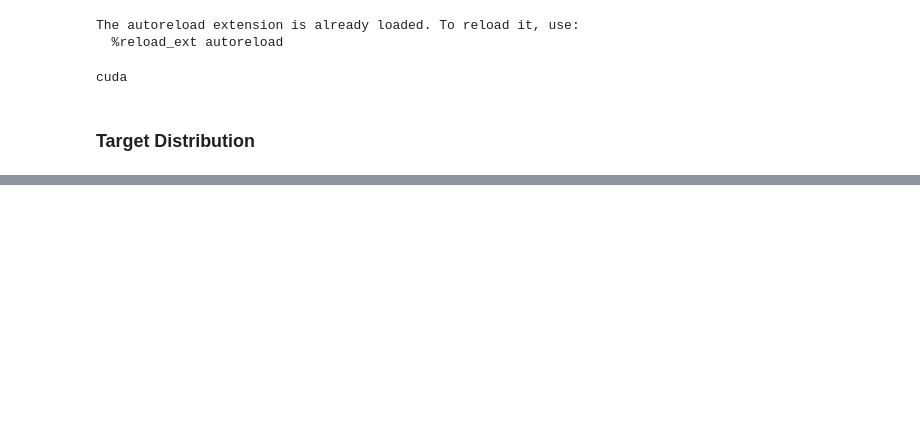
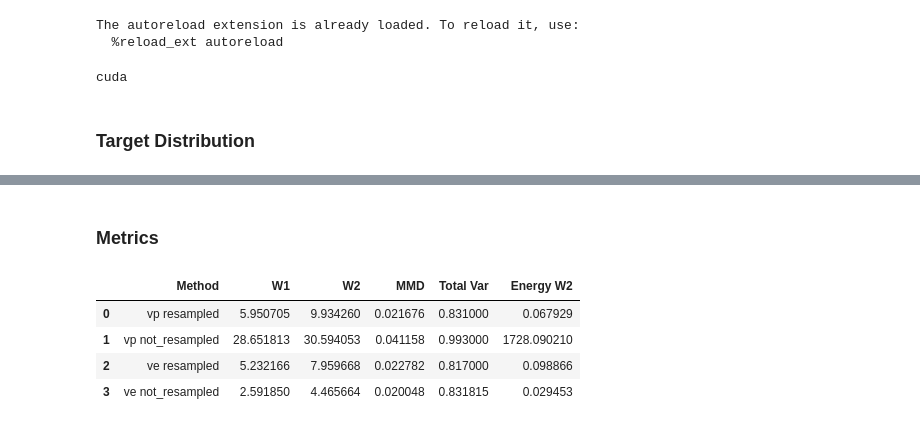
Before and after one commit to taraak/pita, a Jupyter notebook: runner/notebooks/gmm_temp_annealed.ipynb, the cells around one changed output, grey strips where cells are left out. Cells and saved outputs as stored; diff of their text form; code cells hidden in the pictures; blank space fills up the shorter version.

```diff
--- a/runner/notebooks/gmm_temp_annealed.ipynb
+++ b/runner/notebooks/gmm_temp_annealed.ipynb
@@ -428,0 +496,22 @@ plt.plot(log_weights[:, :20].cpu())
+# %% [markdown]
+### Metrics
+# %%
+from src.models.components.distribution_distances import eot
+from src.models.components.mmd import linear_mmd2, mix_rbf_mmd2, poly_mmd2
+from src.models.components.optimal_transport import wasserstein
+import ot as pot
+
+def compute_sample_based_metrics(a, b, a_energy, b_energy):
+    w1 = wasserstein(a.double(), b.double(), power=1)
+    w2 = wasserstein(a.double(), b.double(), power=2)
+    mmd_rbf = mix_rbf_mmd2(a, b, sigma_list=10 ** np.linspace(-2, 0, 10)).item()
+
+    H_b, x_b, y_b = np.histogram2d(b[:, 0].cpu().numpy(), b[:, 1].cpu().numpy(), bins=200)
+    H_a, x_a, y_a = np.histogram2d(a[:, 0].cpu().numpy(), a[:, 1].cpu().numpy(), bins=(x_b, y_b))
+    total_var = 0.5 * np.abs(H_a/H_a.sum() - H_b/H_b.sum()).sum()
+
+    energy_w2 = pot.emd2_1d(
+    a_energy,
+    b_energy,
+    ).detach().cpu().item()
+    return w1, w2, mmd_rbf, total_var, energy_w2
@@ -428,0 +530,29 @@ plt.plot(log_weights[:, :20].cpu())
+# %%
+# samples["resampled"] = samples_resampled
+# samples["not_resampled"] = samples_not_resampled
+# samples["Test"] = test_samples.detach()
+
+
+for key in samples.keys():
+    energies[key] = target_temp1(samples[key]).detach()
+# %%
+data_df = []
+metrics= ["W1", "W2", "MMD", "Total Var", "Energy W2"]
+for key in samples.keys():
+    if key == "Test":
+        continue
+
+    data_df.append([key, *compute_sample_based_metrics(samples[key], samples["Test"],
+                                                       energies[key], energies["Test"])])
+# %%
+import pandas as pd
+df = pd.DataFrame(data_df)
+df.columns = ["Method"] + metrics
+# %%
+df
+# %% [output]
+|  | Method | W1 | W2 | MMD | Total Var | Energy W2 |
+| 0 | vp resampled | 5.950705 | 9.934260 | 0.021676 | 0.831000 | 0.067929 |
+| 1 | vp not_resampled | 28.651813 | 30.594053 | 0.041158 | 0.993000 | 1728.090210 |
+| 2 | ve resampled | 5.232166 | 7.959668 | 0.022782 | 0.817000 | 0.098866 |
+| 3 | ve not_resampled | 2.591850 | 4.465664 | 0.020048 | 0.831815 | 0.029453 |
```
Also changed, not shown: parts of 49 cells of this notebook, 1 other file.
